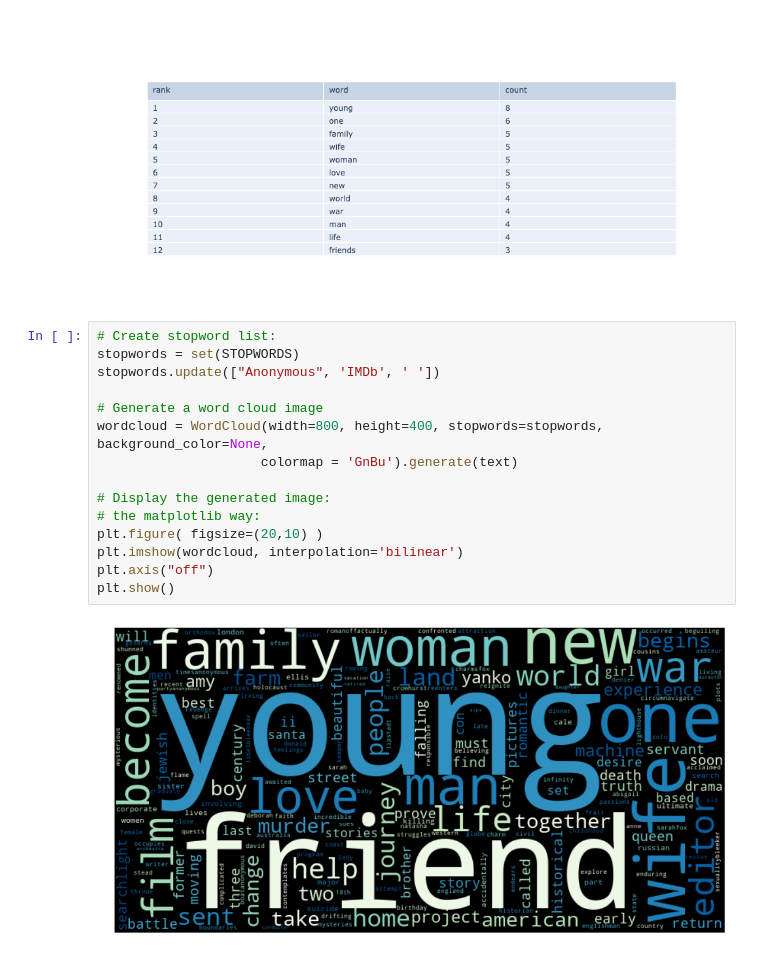
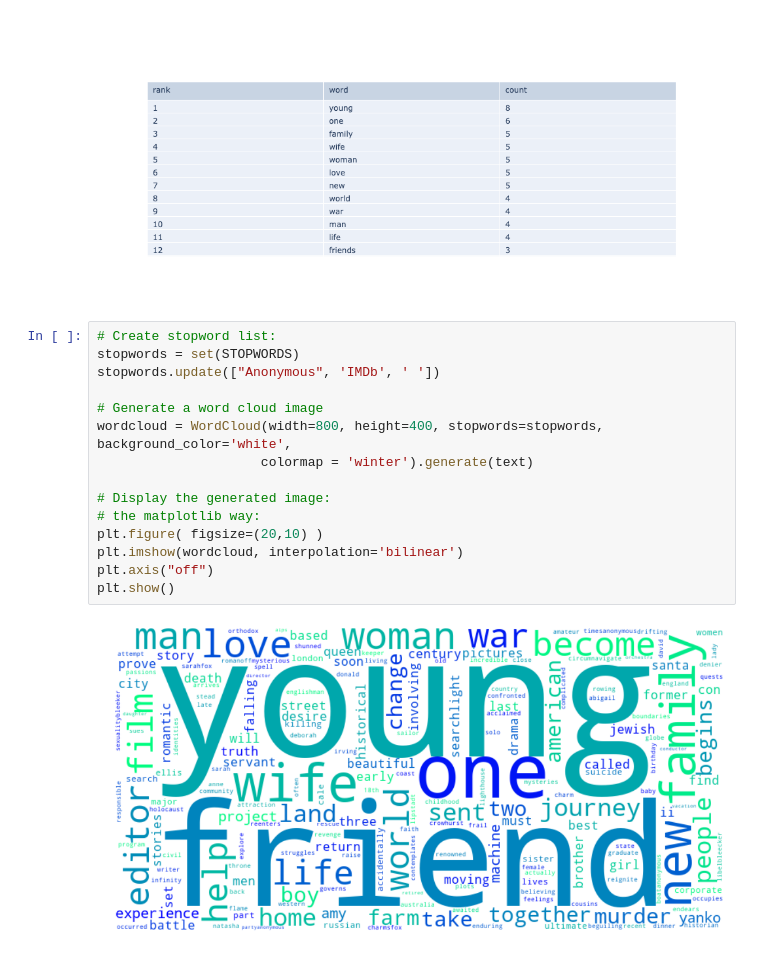
Before and after one commit to ck-duong/dsc106, a Jupyter notebook: hw4/working.ipynb, the cells around one changed output. Drawn from its saved outputs; the diff is of its cells as text.

Commit message:
more work and image replace

```diff
--- a/hw4/working.ipynb
+++ b/hw4/working.ipynb
@@ -107,17 +105,17 @@ fig.show()
 # %%
 # Create stopword list:
 stopwords = set(STOPWORDS)
 stopwords.update(["Anonymous", 'IMDb', ' '])
 
 # Generate a word cloud image
-wordcloud = WordCloud(width=800, height=400, stopwords=stopwords, background_color=None,
-                     colormap = 'GnBu').generate(text)
+wordcloud = WordCloud(width=800, height=400, stopwords=stopwords, background_color='white',
+                     colormap = 'winter').generate(text)
 
 # Display the generated image:
 # the matplotlib way:
 plt.figure( figsize=(20,10) )
 plt.imshow(wordcloud, interpolation='bilinear')
 plt.axis("off")
 plt.show()
 # %% [output]
-[figure, old version]
+[figure, new version]
```
Also changed, not shown: parts of 3 cells of this notebook, 2 other files.
